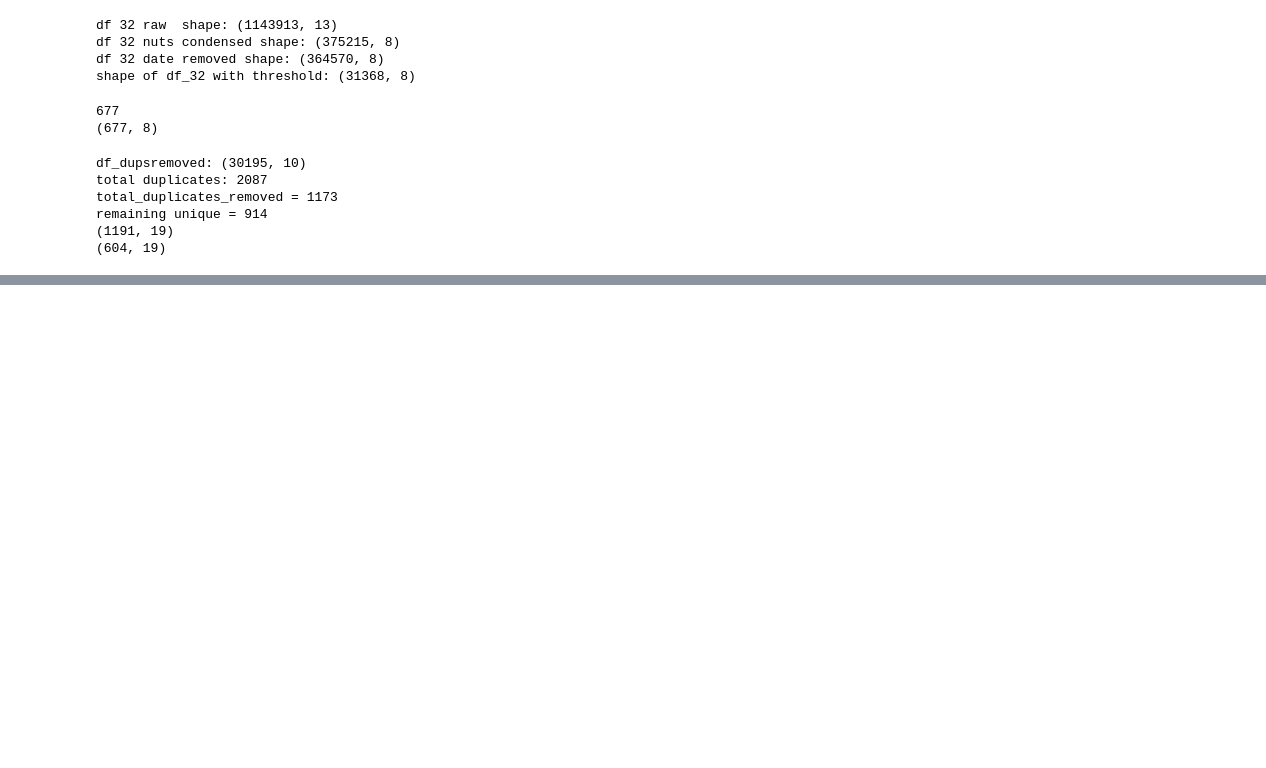
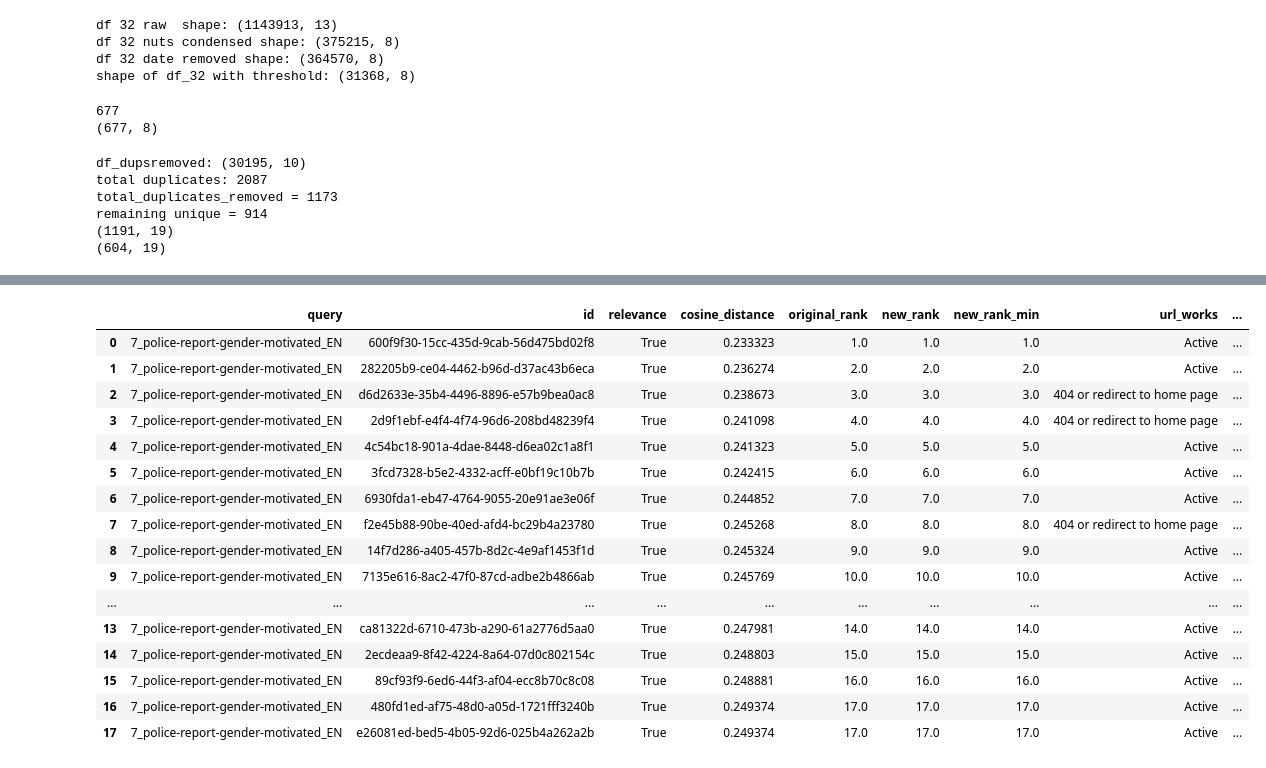
Before and after one commit to madelinemmiller18/geonews_femicide, a Jupyter notebook: experiments/reports/topK_evaluation.ipynb, the cells around one changed output, grey strips where cells are left out. Drawn from its saved outputs; the diff is of its cells as text; code cells hidden in the pictures; blank space fills up the shorter version.

```diff
--- a/experiments/reports/topK_evaluation.ipynb
+++ b/experiments/reports/topK_evaluation.ipynb
@@ -378,0 +340,20 @@ shape df_summary_k w prec: (9, 9)
+# %%
+df_50_individual.head(18)
+# %% [output]
+|  | query | id | relevance | cosine_distance | original_rank | new_rank | new_rank_min | url_works | ... |
+| 0 | 7_police-report-gender-motivated_EN | 600f9f30-15cc-435d-9cab-56d475bd02f8 | True | 0.233323 | 1.0 | 1.0 | 1.0 | Active | ... |
+| 1 | 7_police-report-gender-motivated_EN | 282205b9-ce04-4462-b96d-d37ac43b6eca | True | 0.236274 | 2.0 | 2.0 | 2.0 | Active | ... |
+| 2 | 7_police-report-gender-motivated_EN | d6d2633e-35b4-4496-8896-e57b9bea0ac8 | True | 0.238673 | 3.0 | 3.0 | 3.0 | 404 or redirect to home page | ... |
+| 3 | 7_police-report-gender-motivated_EN | 2d9f1ebf-e4f4-4f74-96d6-208bd48239f4 | True | 0.241098 | 4.0 | 4.0 | 4.0 | 404 or redirect to home page | ... |
+| 4 | 7_police-report-gender-motivated_EN | 4c54bc18-901a-4dae-8448-d6ea02c1a8f1 | True | 0.241323 | 5.0 | 5.0 | 5.0 | Active | ... |
+| 5 | 7_police-report-gender-motivated_EN | 3fcd7328-b5e2-4332-acff-e0bf19c10b7b | True | 0.242415 | 6.0 | 6.0 | 6.0 | Active | ... |
+| 6 | 7_police-report-gender-motivated_EN | 6930fda1-eb47-4764-9055-20e91ae3e06f | True | 0.244852 | 7.0 | 7.0 | 7.0 | Active | ... |
+| 7 | 7_police-report-gender-motivated_EN | f2e45b88-90be-40ed-afd4-bc29b4a23780 | True | 0.245268 | 8.0 | 8.0 | 8.0 | 404 or redirect to home page | ... |
+| 8 | 7_police-report-gender-motivated_EN | 14f7d286-a405-457b-8d2c-4e9af1453f1d | True | 0.245324 | 9.0 | 9.0 | 9.0 | Active | ... |
+| 9 | 7_police-report-gender-motivated_EN | 7135e616-8ac2-47f0-87cd-adbe2b4866ab | True | 0.245769 | 10.0 | 10.0 | 10.0 | Active | ... |
+| ... | ... | ... | ... | ... | ... | ... | ... | ... | ... |
+| 13 | 7_police-report-gender-motivated_EN | ca81322d-6710-473b-a290-61a2776d5aa0 | True | 0.247981 | 14.0 | 14.0 | 14.0 | Active | ... |
+| 14 | 7_police-report-gender-motivated_EN | 2ecdeaa9-8f42-4224-8a64-07d0c802154c | True | 0.248803 | 15.0 | 15.0 | 15.0 | Active | ... |
+| 15 | 7_police-report-gender-motivated_EN | 89cf93f9-6ed6-44f3-af04-ecc8b70c8c08 | True | 0.248881 | 16.0 | 16.0 | 16.0 | Active | ... |
+| 16 | 7_police-report-gender-motivated_EN | 480fd1ed-af75-48d0-a05d-1721fff3240b | True | 0.249374 | 17.0 | 17.0 | 17.0 | Active | ... |
+| 17 | 7_police-report-gender-motivated_EN | e26081ed-bed5-4b05-92d6-025b4a262a2b | True | 0.249374 | 17.0 | 17.0 | 17.0 | Active | ... |
```
Also changed, not shown: parts of 19 cells of this notebook, 6 other files.
